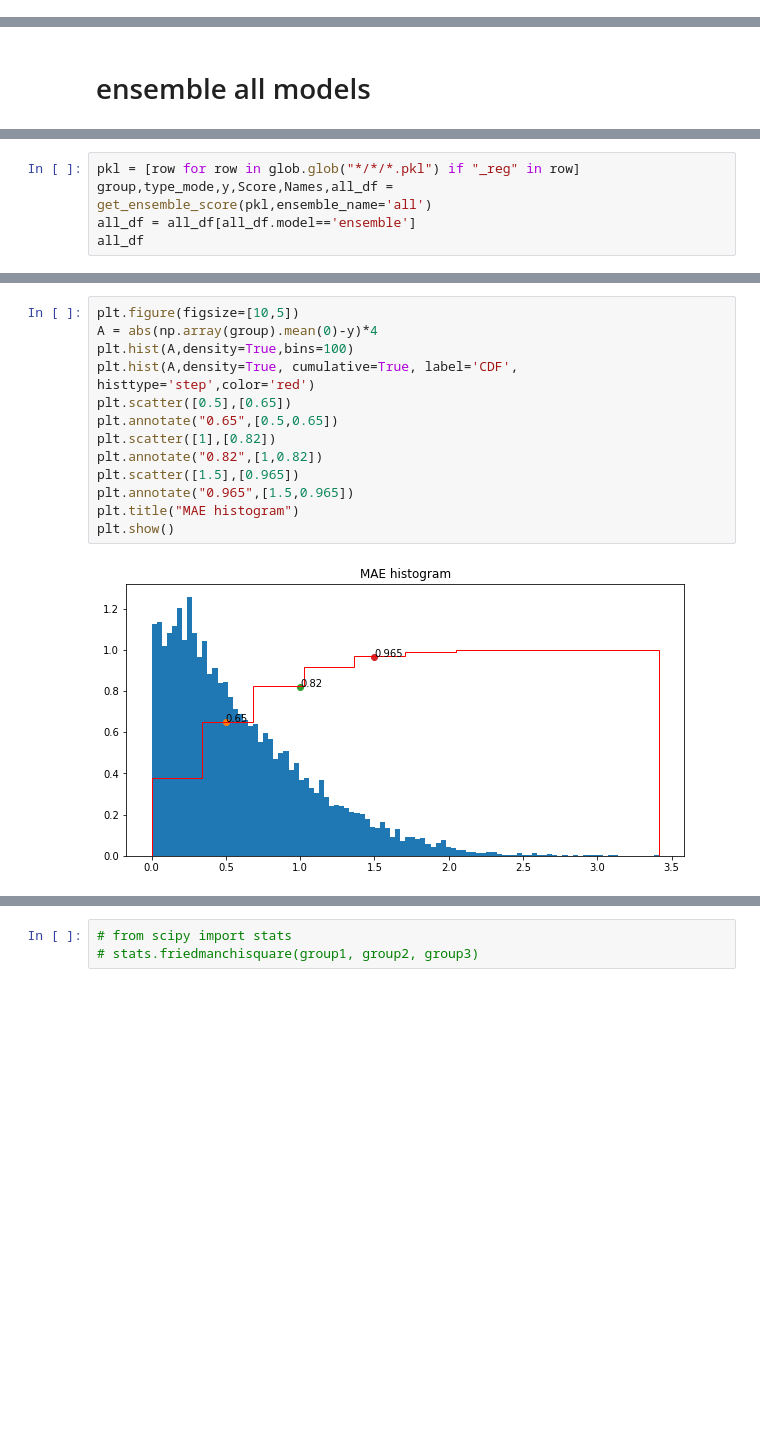
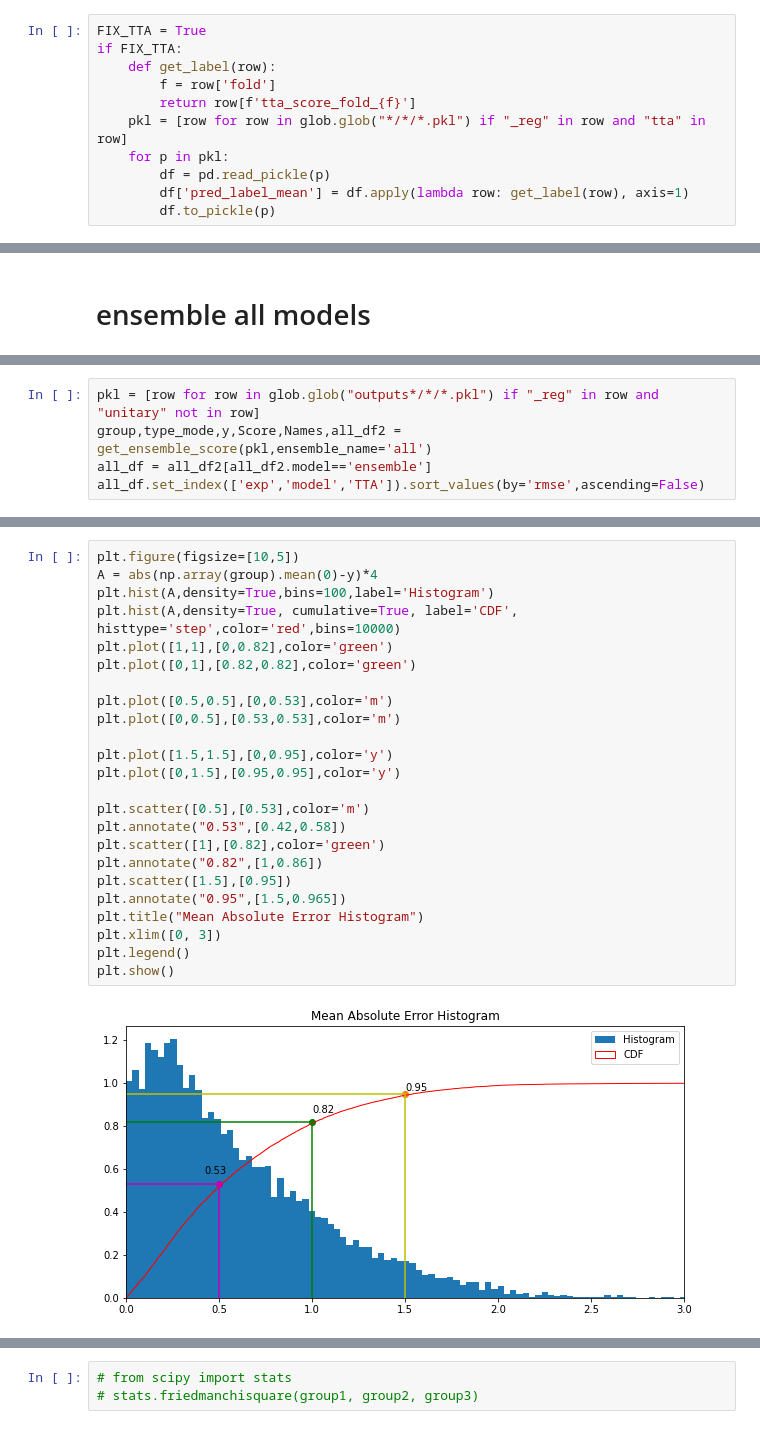
Before and after one commit to OrKatz7/parler-hate-speech, a Jupyter notebook: notebooks/results.ipynb, the cells around one changed output, grey strips where cells are left out. Drawn from its saved outputs; the diff is of its cells as text; blank space fills up the shorter version.

```diff
--- a/notebooks/results.ipynb
+++ b/notebooks/results.ipynb
@@ -14,3 +10,14 @@ from matplotlib import pyplot as plt
+# %%
+FIX_TTA = True
+if FIX_TTA:
+    def get_label(row):
+        f = row['fold']
+        return row[f'tta_score_fold_{f}']
+    pkl = [row for row in glob.glob("*/*/*.pkl") if "_reg" in row and "tta" in row]
+    for p in pkl:
+        df = pd.read_pickle(p)
+        df['pred_label_mean'] = df.apply(lambda row: get_label(row), axis=1)
+        df.to_pickle(p)
 # %%
 def get_ensemble_score(pkl,ensemble_name):
     group = []
@@ -98,6 +143,6 @@ backtranslate_df
 # %%
-pkl = [row for row in glob.glob("*/*/*.pkl") if "_reg" in row]
-group,type_mode,y,Score,Names,all_df = get_ensemble_score(pkl,ensemble_name='all')
-all_df = all_df[all_df.model=='ensemble']
-all_df
+pkl = [row for row in glob.glob("outputs*/*/*.pkl") if "_reg" in row and "unitary" not in row]
+group,type_mode,y,Score,Names,all_df2 = get_ensemble_score(pkl,ensemble_name='all')
+all_df = all_df2[all_df2.model=='ensemble']
+all_df.set_index(['exp','model','TTA']).sort_values(by='rmse',ascending=False)
 # %% [output]
@@ -124,16 +223,27 @@ df_sum
 # %%
 plt.figure(figsize=[10,5])
 A = abs(np.array(group).mean(0)-y)*4
-plt.hist(A,density=True,bins=100)
-plt.hist(A,density=True, cumulative=True, label='CDF', histtype='step',color='red')
-plt.scatter([0.5],[0.65])
-plt.annotate("0.65",[0.5,0.65])
-plt.scatter([1],[0.82])
-plt.annotate("0.82",[1,0.82])
-plt.scatter([1.5],[0.965])
-plt.annotate("0.965",[1.5,0.965])
-plt.title("MAE histogram")
+plt.hist(A,density=True,bins=100,label='Histogram')
+plt.hist(A,density=True, cumulative=True, label='CDF', histtype='step',color='red',bins=10000)
+plt.plot([1,1],[0,0.82],color='green')
+plt.plot([0,1],[0.82,0.82],color='green')
+
+plt.plot([0.5,0.5],[0,0.53],color='m')
+plt.plot([0,0.5],[0.53,0.53],color='m')
+
+plt.plot([1.5,1.5],[0,0.95],color='y')
+plt.plot([0,1.5],[0.95,0.95],color='y')
+
+plt.scatter([0.5],[0.53],color='m')
+plt.annotate("0.53",[0.42,0.58])
+plt.scatter([1],[0.82],color='green')
+plt.annotate("0.82",[1,0.86])
+plt.scatter([1.5],[0.95])
+plt.annotate("0.95",[1.5,0.965])
+plt.title("Mean Absolute Error Histogram")
+plt.xlim([0, 3])
+plt.legend()
 plt.show()
 # %% [output]
-[figure, old version]
+[figure, new version]
 # %%
```
Also changed, not shown: parts of 31 cells of this notebook, 8 other files.
